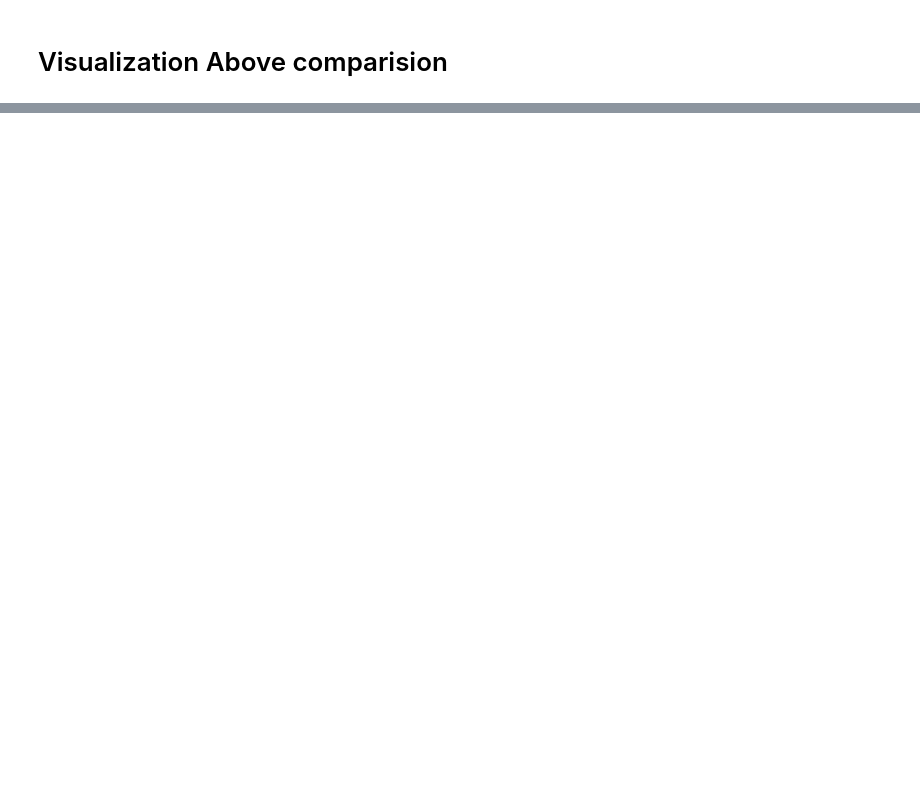
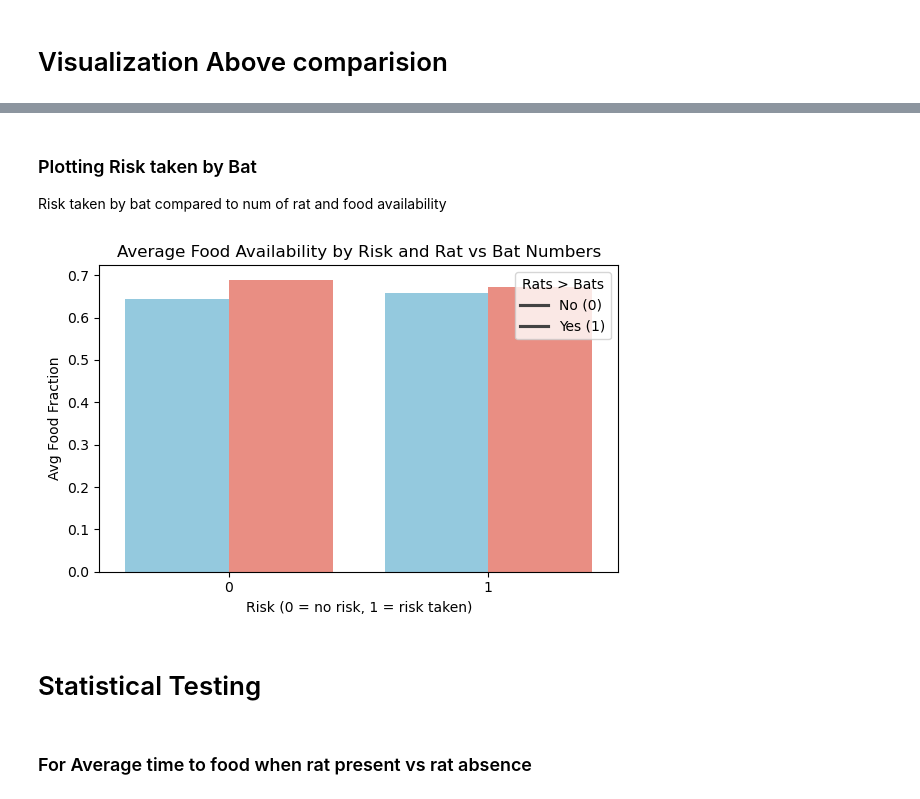
Before and after one commit to ANeupane30/DSFoundation_assignment, a Jupyter notebook: relation.ipynb, the cells around one changed output, grey strips where cells are left out. Saved outputs shown, nothing was run; the diff lists cells and outputs as text; code cells hidden in the pictures; blank space fills up the shorter version.

```diff
--- a/relation.ipynb
+++ b/relation.ipynb
@@ -220,0 +237,24 @@ plt.show()
+# %% [markdown]
+### Plotting Risk taken by Bat
+Risk taken by bat compared to num of rat and food availability
+# %%
+plt.figure(figsize=(6,4))
+sns.barplot(
+    x="risk",
+    y="avg_food_fraction",
+    hue="rats_more_than_bats",
+    data=summary,
+    palette=["skyblue", "salmon"]
+)
+plt.title("Average Food Availability by Risk and Rat vs Bat Numbers")
+plt.xlabel("Risk (0 = no risk, 1 = risk taken)")
+plt.ylabel("Avg Food Fraction")
+plt.legend(title="Rats > Bats", labels=["No (0)", "Yes (1)"])
+plt.tight_layout()
+plt.show()
+# %% [output]
+[figure, added]
+# %% [markdown]
+# Statistical Testing
+# %% [markdown]
+### For Average time to food when rat present vs rat absence
```
Also changed, not shown: parts of 29 cells of this notebook, 1 other file.
